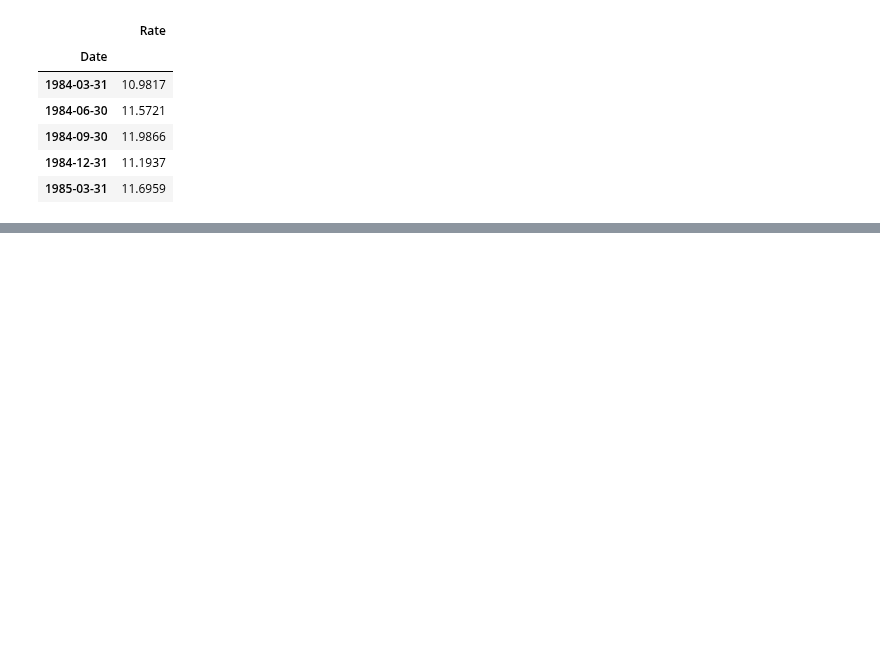
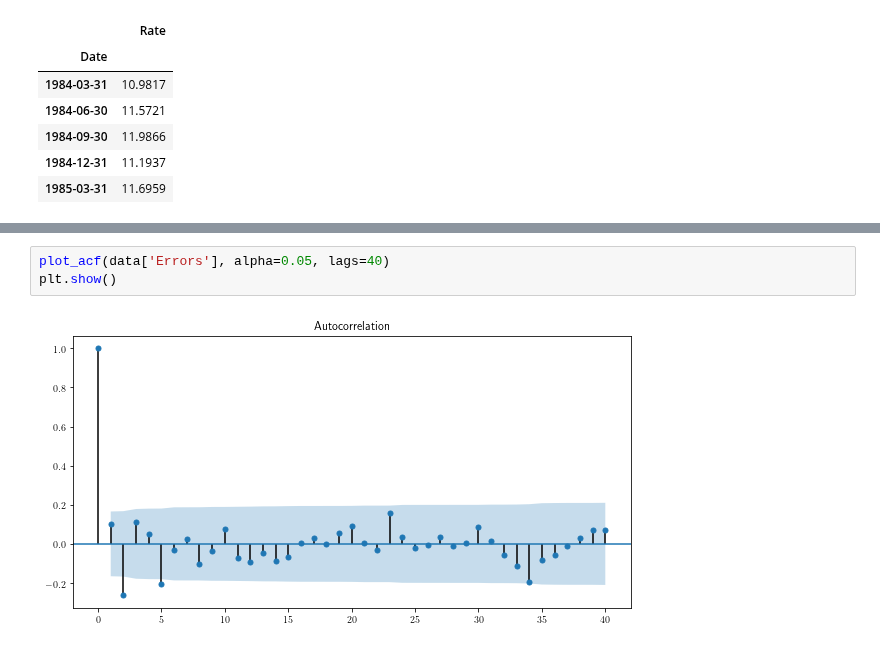
Before and after one commit to snowch-notes/statistics-old, a Jupyter notebook: timeseries/autocorrelation_and_prediction_intervals.ipynb, the cells around one changed output, grey strips where cells are left out. Drawn from its saved outputs; the diff is of its cells as text; blank space fills up the shorter version.

```diff
--- a/timeseries/autocorrelation_and_prediction_intervals.ipynb
+++ b/timeseries/autocorrelation_and_prediction_intervals.ipynb
@@ -53,0 +89,5 @@ _ = (data['Rate'] - fit.fittedvalues).plot(title='Error term, $E_t = X_t - \hat{
+# %%
+plot_acf(data['Errors'], alpha=0.05, lags=40)
+plt.show()
+# %% [output]
+[figure, added]
```
Also changed, not shown: parts of 10 cells of this notebook.
